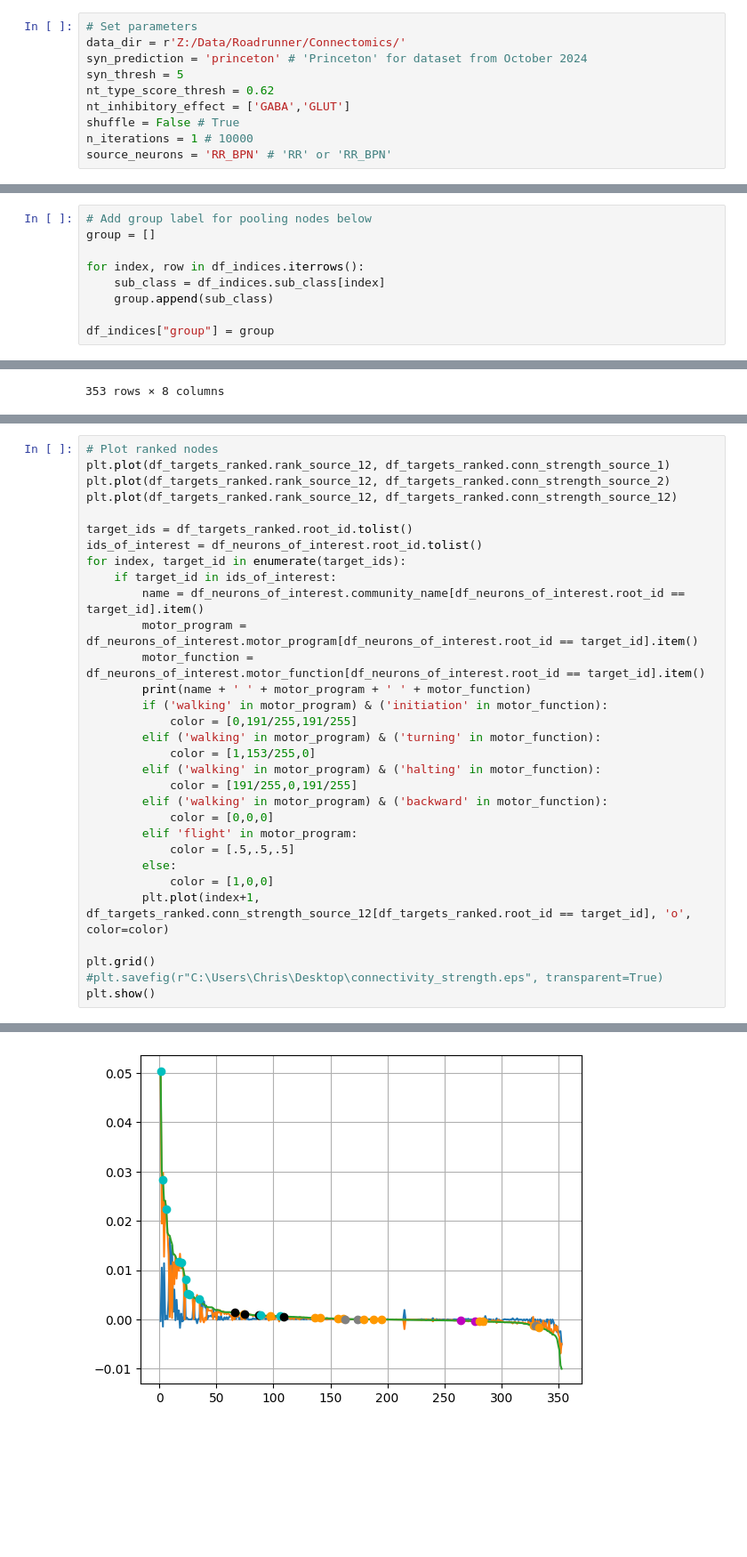
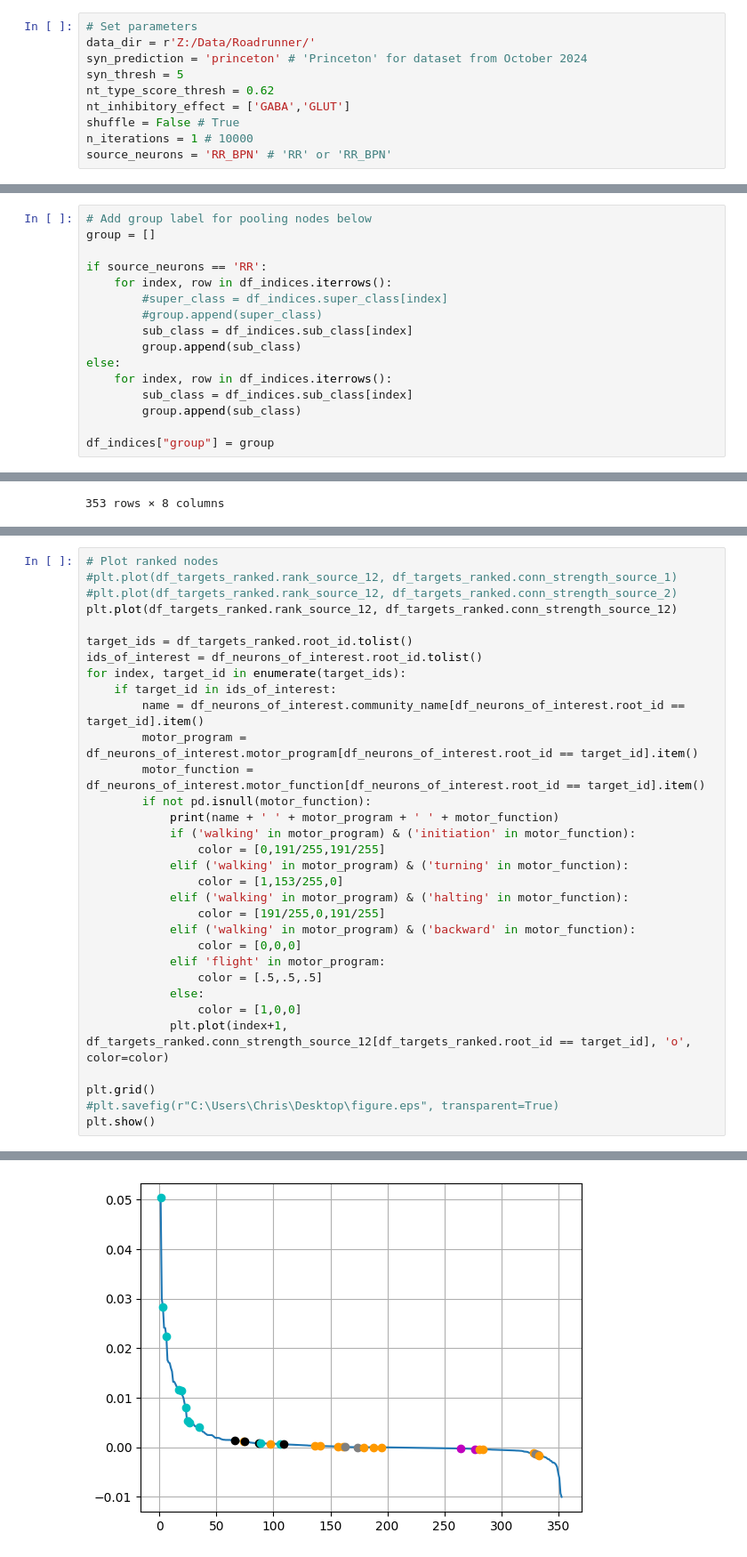
Before and after one commit to chrisjdallmann/roadrunner, a Jupyter notebook: code/flywire_convergence.ipynb, the cells around one changed output, grey strips where cells are left out. Shown at 89% size. Drawn from its saved outputs; the diff is of its cells as text; blank space fills up the shorter version.

```diff
--- a/code/flywire_convergence.ipynb
+++ b/code/flywire_convergence.ipynb
@@ -16,7 +16,7 @@ from tqdm.auto import tqdm
 from collections import Counter
 # %%
 # Set parameters
-data_dir = r'Z:/Data/Roadrunner/Connectomics/'
+data_dir = r'Z:/Data/Roadrunner/'
 syn_prediction = 'princeton' # 'Princeton' for dataset from October 2024
 syn_thresh = 5
 nt_type_score_thresh = 0.62
@@ -399,9 +399,16 @@ print(shared_source_2_output)
 # Add group label for pooling nodes below
 group = []
 
-for index, row in df_indices.iterrows():
-    sub_class = df_indices.sub_class[index]
-    group.append(sub_class)
+if source_neurons == 'RR':
+    for index, row in df_indices.iterrows():
+        #super_class = df_indices.super_class[index]
+        #group.append(super_class)
+        sub_class = df_indices.sub_class[index]
+        group.append(sub_class)
+else:
+    for index, row in df_indices.iterrows():
+        sub_class = df_indices.sub_class[index]
+        group.append(sub_class)
 
 df_indices["group"] = group
 # %%
@@ -706,52 +724,53 @@ plt.show()
 # %%
 # Plot ranked nodes
-plt.plot(df_targets_ranked.rank_source_12, df_targets_ranked.conn_strength_source_1)
-plt.plot(df_targets_ranked.rank_source_12, df_targets_ranked.conn_strength_source_2)
+#plt.plot(df_targets_ranked.rank_source_12, df_targets_ranked.conn_strength_source_1)
+#plt.plot(df_targets_ranked.rank_source_12, df_targets_ranked.conn_strength_source_2)
 plt.plot(df_targets_ranked.rank_source_12, df_targets_ranked.conn_strength_source_12)
 
 target_ids = df_targets_ranked.root_id.tolist()
 ids_of_interest = df_neurons_of_interest.root_id.tolist()
 for index, target_id in enumerate(target_ids):
     if target_id in ids_of_interest:
         name = df_neurons_of_interest.community_name[df_neurons_of_interest.root_id == target_id].item()
         motor_program = df_neurons_of_interest.motor_program[df_neurons_of_interest.root_id == target_id].item()
         motor_function = df_neurons_of_interest.motor_function[df_neurons_of_interest.root_id == target_id].item()
-        print(name + ' ' + motor_program + ' ' + motor_function)
-        if ('walking' in motor_program) & ('initiation' in motor_function):
-            color = [0,191/255,191/255]
-        elif ('walking' in motor_program) & ('turning' in motor_function):
-            color = [1,153/255,0]
-        elif ('walking' in motor_program) & ('halting' in motor_function):
-            color = [191/255,0,191/255]
-        elif ('walking' in motor_program) & ('backward' in motor_function):
-            color = [0,0,0]
-        elif 'flight' in motor_program:
-            color = [.5,.5,.5]
-        else:
-            color = [1,0,0]
-        plt.plot(index+1, df_targets_ranked.conn_strength_source_12[df_targets_ranked.root_id == target_id], 'o', color=color)
+        if not pd.isnull(motor_function):
+            print(name + ' ' + motor_program + ' ' + motor_function)
+            if ('walking' in motor_program) & ('initiation' in motor_function):
+                color = [0,191/255,191/255]
+            elif ('walking' in motor_program) & ('turning' in motor_function):
+                color = [1,153/255,0]
+            elif ('walking' in motor_program) & ('halting' in motor_function):
+                color = [191/255,0,191/255]
+            elif ('walking' in motor_program) & ('backward' in motor_function):
+                color = [0,0,0]
+            elif 'flight' in motor_program:
+                color = [.5,.5,.5]
+            else:
+                color = [1,0,0]
+            plt.plot(index+1, df_targets_ranked.conn_strength_source_12[df_targets_ranked.root_id == target_id], 'o', color=color)
 
 plt.grid()
-#plt.savefig(r"C:\Users\Chris\Desktop\connectivity_strength.eps", transparent=True)
+#plt.savefig(r"C:\Users\Chris\Desktop\figure.eps", transparent=True)
 plt.show()
 # %% [output]
 BDN3 walking initiation
 BDN1 walking initiation
 BDN1 walking initiation
 BDN4 walking initiation
 BDN4 walking initiation
 BDN2 walking initiation, speed
 cDN1 walking initiation
 cDN1 walking initiation
 BDN2 walking initiation, speed
 MDN walking backward
 DNg13 walking turning
 MDN walking backward
 ... (18 lines left out)
 DNa11 walking, flight turning
 DNg02 flight speed
 DNg02 flight speed
 DNa11 walking, flight turning
-[figure, old version]
+[figure, new version]
 # %%
 #ranks_to_highlight = [1,2,3,4,5,6,7,8,9,10,11,12,13,14,15,16,17,18,19,20]
```
Also changed, not shown: parts of 12 cells of this notebook.
